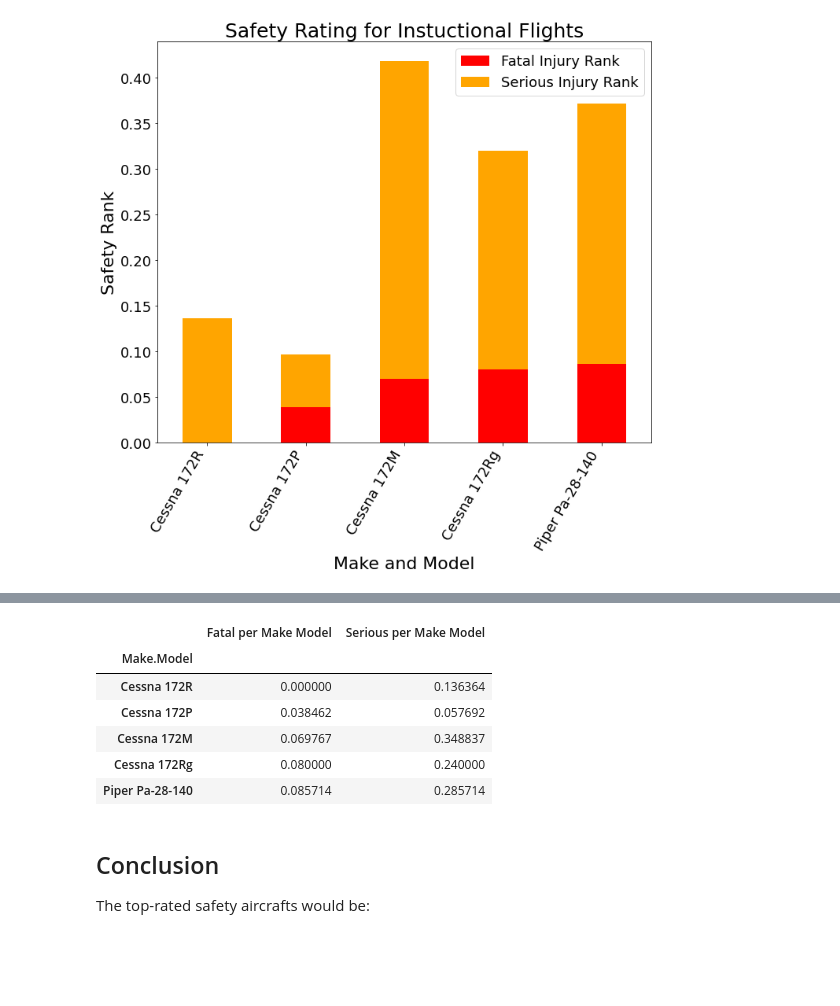
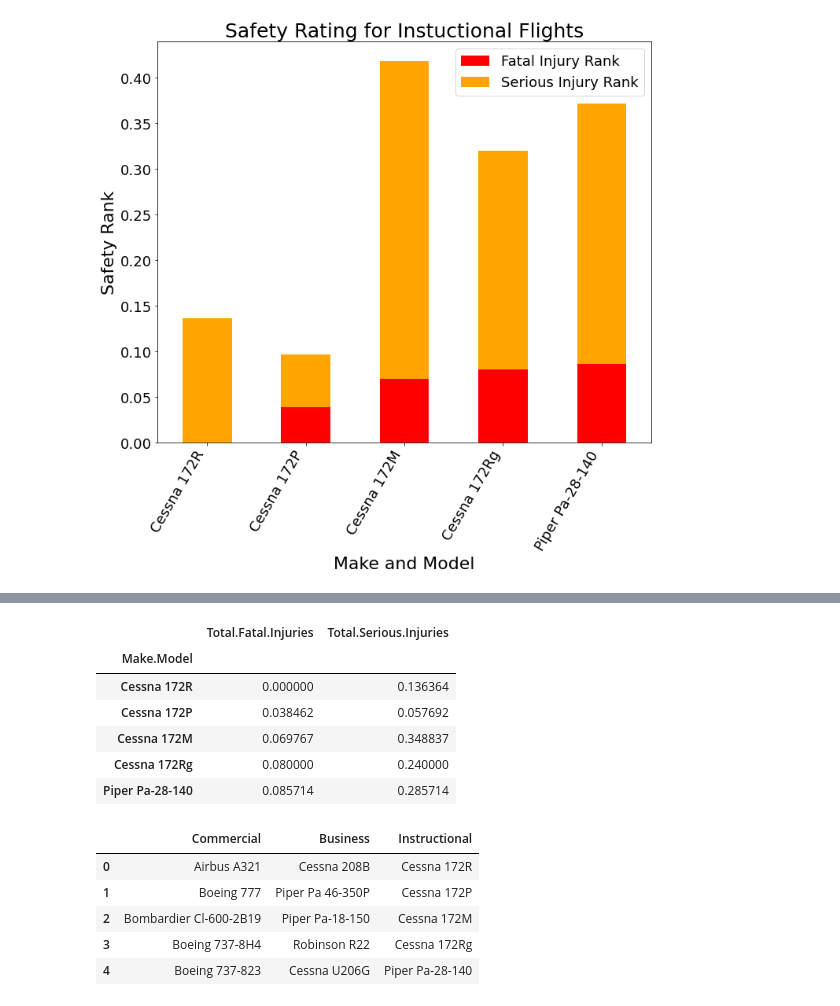
Before and after one commit to leksea/dsc-phase-1-project, a Jupyter notebook: Alexandra Yakovleva Phase 1 DS Flex Final Project.ipynb, the cells around one changed output, grey strips where cells are left out. Cells and saved outputs as stored; diff of their text form; code cells hidden in the pictures; blank space fills up the shorter version.

```diff
--- a/Alexandra Yakovleva Phase 1 DS Flex Final Project.ipynb
+++ b/Alexandra Yakovleva Phase 1 DS Flex Final Project.ipynb
@@ -805,17 +776,32 @@ df_bus_norm.head(5)
 | Robinson R22 | 0.0 | 0.00 |
 | Cessna U206G | 0.0 | 0.25 |
 # %%
-# the 8 safest planes for instructional use:
-df_ins_norm.head(5)
+# the 5 safest planes for instructional use:
+df_ins_avg.head(5)
 # %% [output]
-|  | Fatal per Make Model | Serious per Make Model |
+|  | Total.Fatal.Injuries | Total.Serious.Injuries |
 | Make.Model |  |  |
 | Cessna 172R | 0.000000 | 0.136364 |
 | Cessna 172P | 0.038462 | 0.057692 |
 | Cessna 172M | 0.069767 | 0.348837 |
 | Cessna 172Rg | 0.080000 | 0.240000 |
 | Piper Pa-28-140 | 0.085714 | 0.285714 |
-# %% [markdown]
-## Conclusion
-The top-rated safety aircrafts would be:
+# %%
+#Combinibg 3 categories into one table:
+
+list1 = df_comm_avg.head(5).index
+list2 = df_bus_avg.head(5).index
+list3 = df_ins_avg.head(5).index
+
+columns = ['Commercial', 'Business', 'Instructional'];
+
+df = pd.DataFrame({columns[0]:list1, columns[1]:list2, columns[2]:list3})
+df
+# %% [output]
+|  | Commercial | Business | Instructional |
+| 0 | Airbus A321 | Cessna 208B | Cessna 172R |
+| 1 | Boeing 777 | Piper Pa 46-350P | Cessna 172P |
+| 2 | Bombardier Cl-600-2B19 | Piper Pa-18-150 | Cessna 172M |
+| 3 | Boeing 737-8H4 | Robinson R22 | Cessna 172Rg |
+| 4 | Boeing 737-823 | Cessna U206G | Piper Pa-28-140 |
 # %% [markdown]
```
Also changed, not shown: parts of 13 cells of this notebook, 4 other files.
